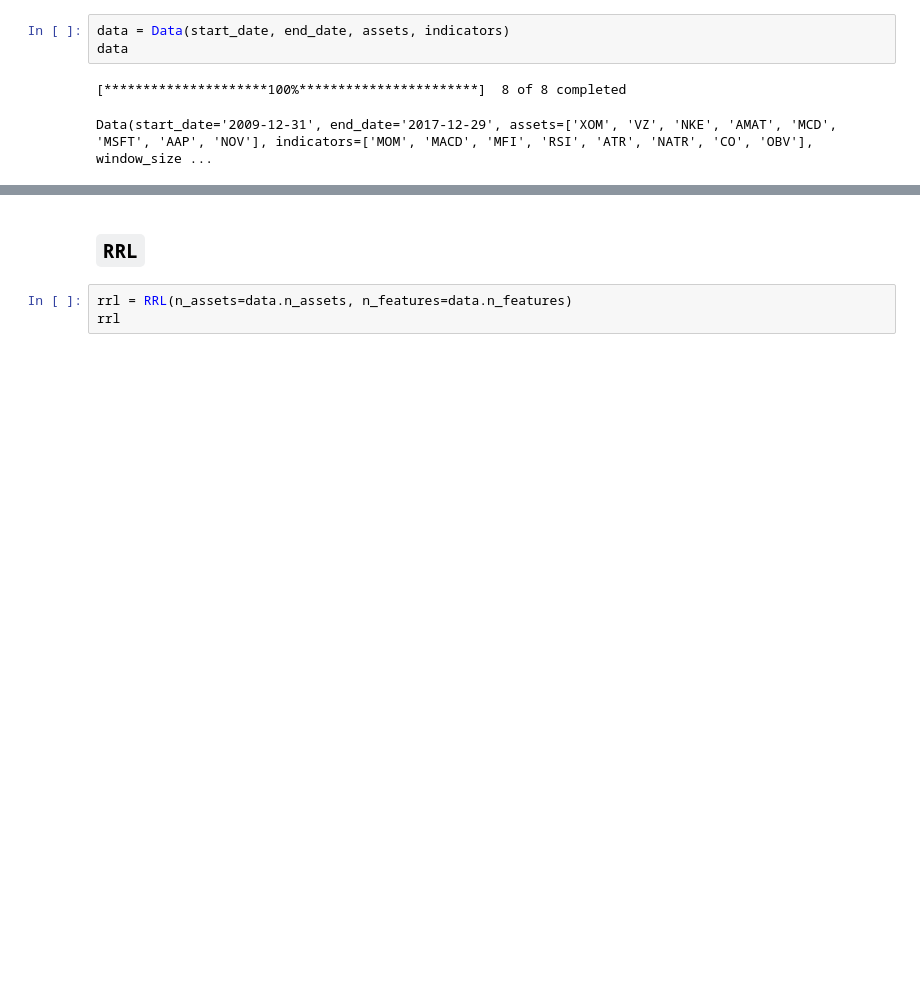
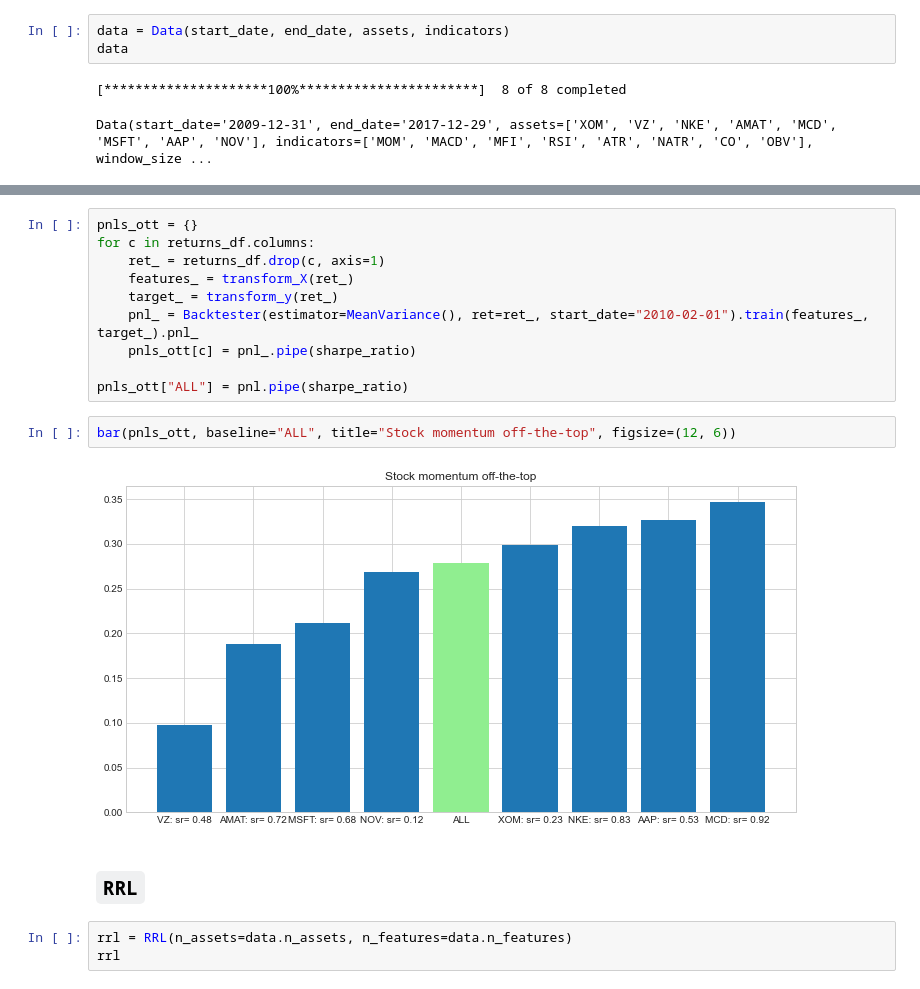
Before and after one commit to PeDiot/rrl-trading-system, a Jupyter notebook: notebook.ipynb, the cells around one changed output, grey strips where cells are left out. Saved outputs shown, nothing was run; the diff lists cells and outputs as text; blank space fills up the shorter version.

```diff
--- a/notebook.ipynb
+++ b/notebook.ipynb
@@ -33,3 +67,17 @@ Data(start_date='2009-12-31', end_date='2017-12-29', assets=['XOM', 'VZ', 'NKE',
+# %%
+pnls_ott = {}
+for c in returns_df.columns:
+    ret_ = returns_df.drop(c, axis=1)
+    features_ = transform_X(ret_)
+    target_ = transform_y(ret_)
+    pnl_ = Backtester(estimator=MeanVariance(), ret=ret_, start_date="2010-02-01").train(features_, target_).pnl_
+    pnls_ott[c] = pnl_.pipe(sharpe_ratio)
+
+pnls_ott["ALL"] = pnl.pipe(sharpe_ratio)
+# %%
+bar(pnls_ott, baseline="ALL", title="Stock momentum off-the-top", figsize=(12, 6))
+# %% [output]
+[figure, added]
 # %% [markdown]
 ## `RRL`
 # %%
```
Also changed, not shown: parts of 12 cells of this notebook.
